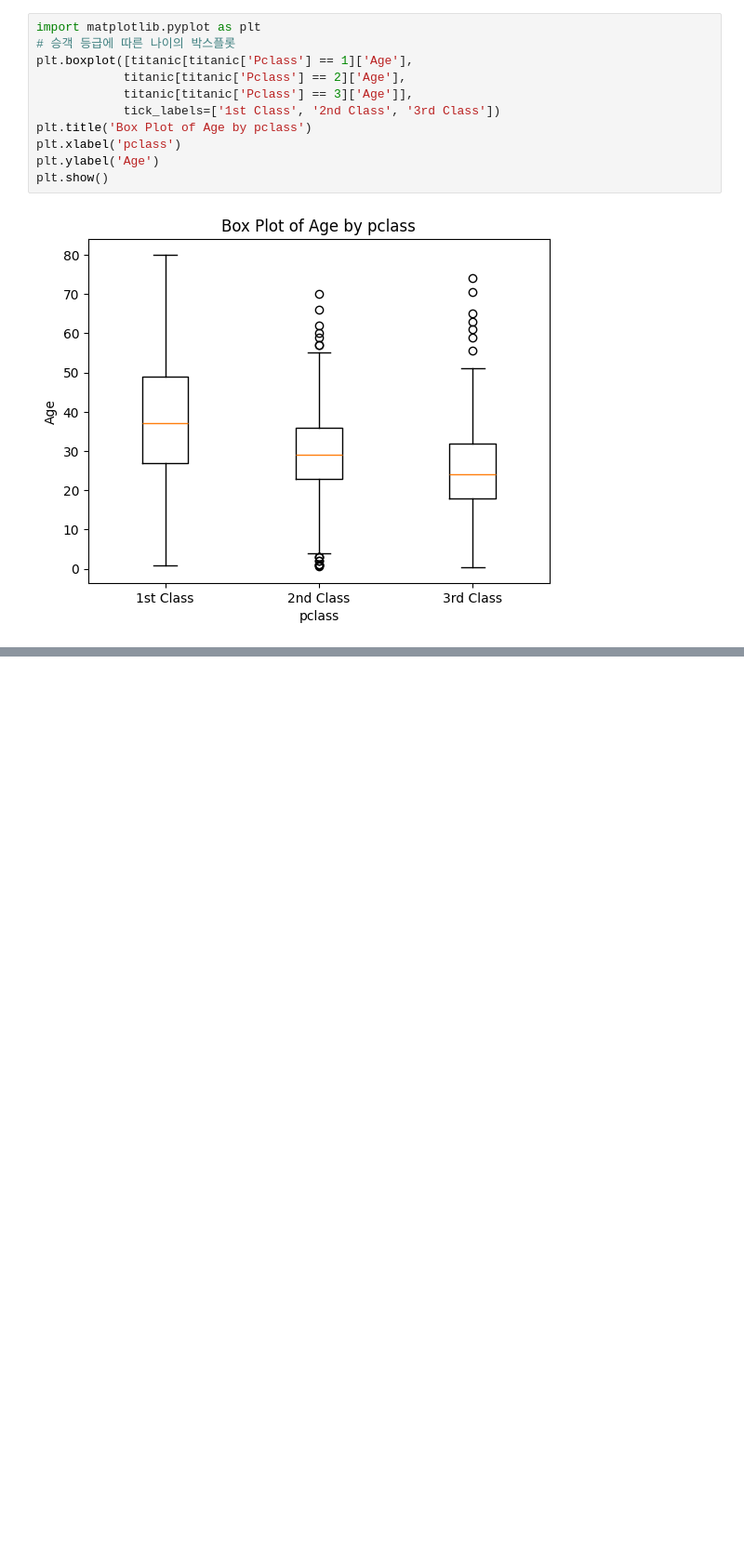
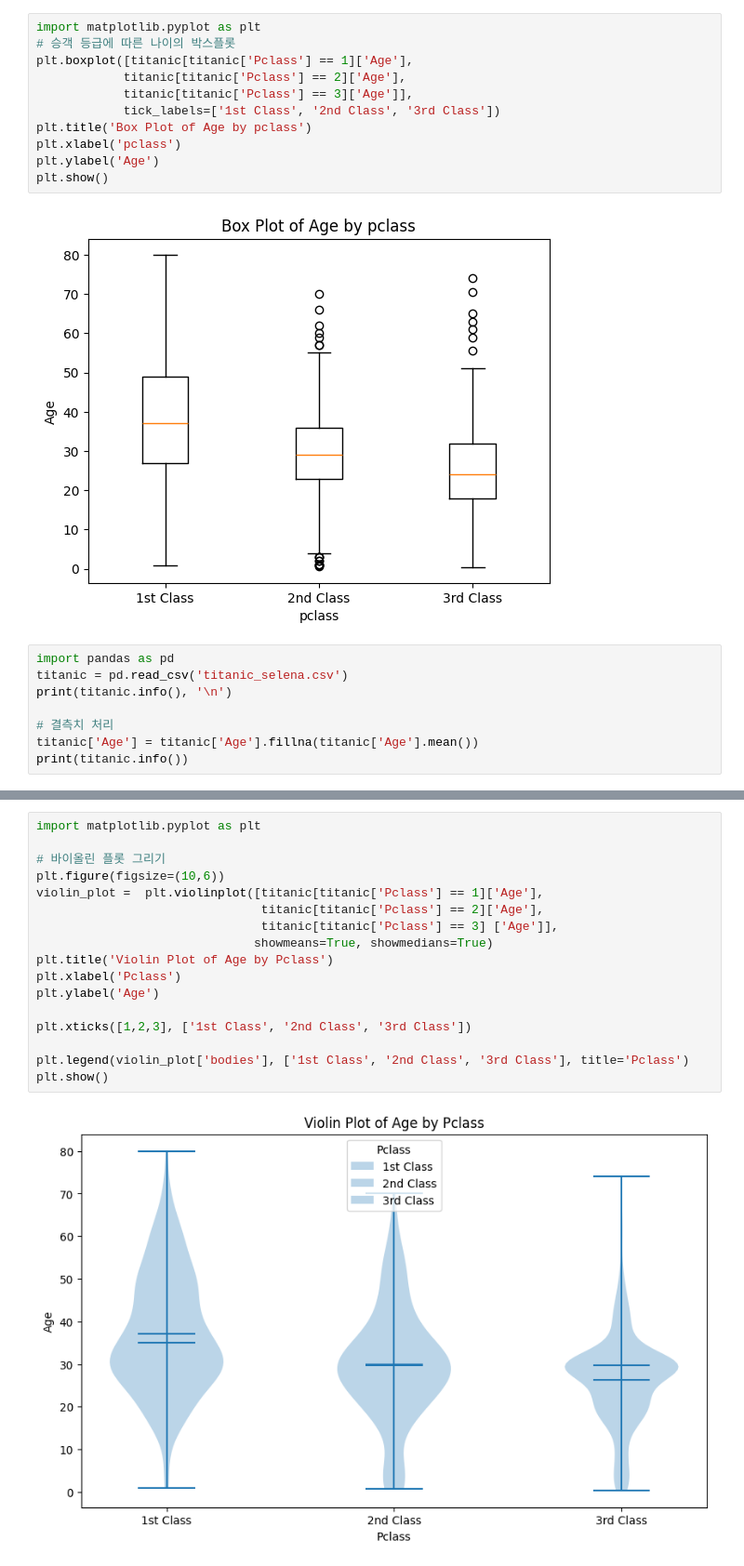
Before and after one commit to yj4976s-cpu/AI_26, a Jupyter notebook: 맷플롯립_공부.ipynb, the cells around one changed output, grey strips where cells are left out. Shown at 93% size. Saved outputs shown, nothing was run; the diff lists cells and outputs as text; blank space fills up the shorter version.

Commit message:
matplotlib 공부 완료

```diff
--- a/맷플롯립_공부.ipynb
+++ b/맷플롯립_공부.ipynb
@@ -584,3 +584,11 @@ plt.ylabel('Age')
 plt.show()
 # %% [output]
 [figure]
+# %%
+import pandas as pd
+titanic = pd.read_csv('titanic_selena.csv')
+print(titanic.info(), '\n')
+
+# 결측치 처리
+titanic['Age'] = titanic['Age'].fillna(titanic['Age'].mean())
+print(titanic.info())
@@ -586,0 +613,19 @@ plt.show()
+# %%
+import matplotlib.pyplot as plt
+
+# 바이올린 플롯 그리기
+plt.figure(figsize=(10,6))
+violin_plot =  plt.violinplot([titanic[titanic['Pclass'] == 1]['Age'],
+                               titanic[titanic['Pclass'] == 2]['Age'],
+                               titanic[titanic['Pclass'] == 3] ['Age']],
+                              showmeans=True, showmedians=True)
+plt.title('Violin Plot of Age by Pclass')
+plt.xlabel('Pclass')
+plt.ylabel('Age')
+
+plt.xticks([1,2,3], ['1st Class', '2nd Class', '3rd Class'])
+
+plt.legend(violin_plot['bodies'], ['1st Class', '2nd Class', '3rd Class'], title='Pclass')
+plt.show()
+# %% [output]
+[figure, added]
```
Also changed, not shown: parts of 17 cells of this notebook.
